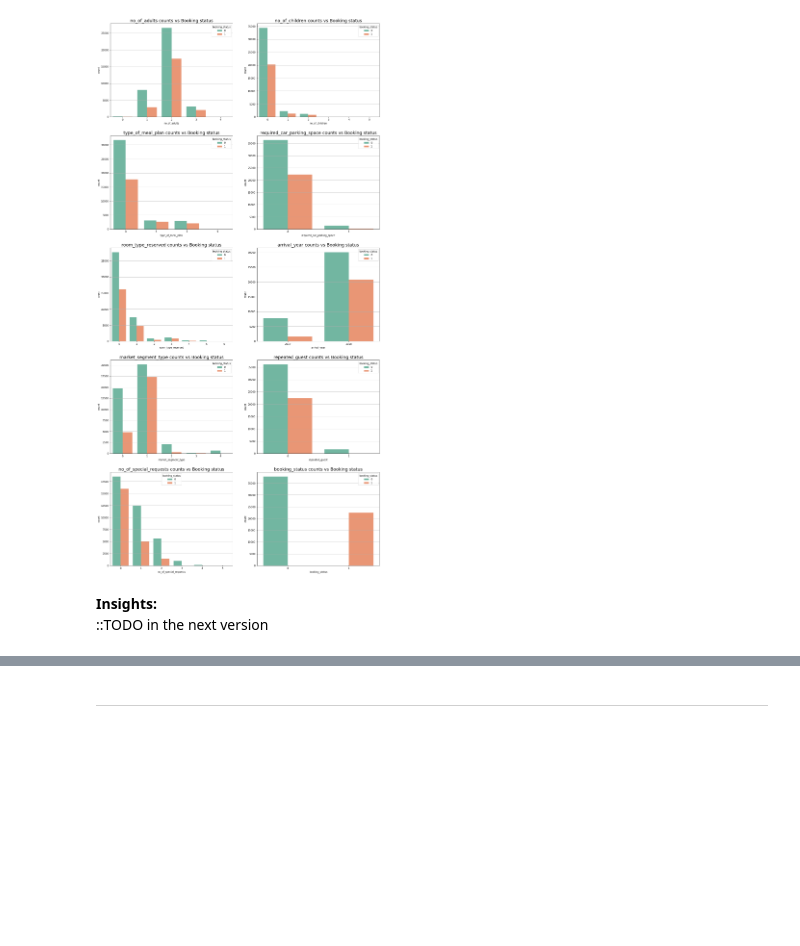
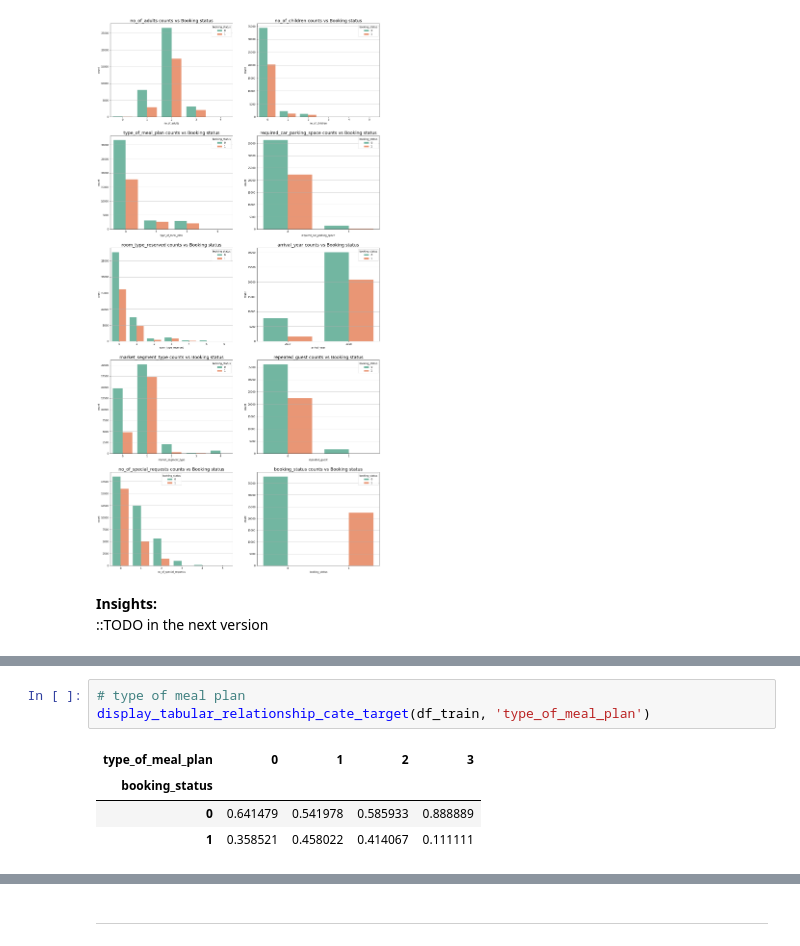
Before and after one commit to hikmatullah-mohammadi/Reservation-cancellation-prediction, a Jupyter notebook: reservation-cancellation-simple-dnn-tf-keras.ipynb, the cells around one changed output, grey strips where cells are left out. Drawn from its saved outputs; the diff is of its cells as text; blank space fills up the shorter version.

```diff
--- a/reservation-cancellation-simple-dnn-tf-keras.ipynb
+++ b/reservation-cancellation-simple-dnn-tf-keras.ipynb
@@ -178,0 +219,8 @@ plt.show()
+# %%
+# type of meal plan
+display_tabular_relationship_cate_target(df_train, 'type_of_meal_plan')
+# %% [output]
+| type_of_meal_plan | 0 | 1 | 2 | 3 |
+| booking_status |  |  |  |  |
+| 0 | 0.641479 | 0.541978 | 0.585933 | 0.888889 |
+| 1 | 0.358521 | 0.458022 | 0.414067 | 0.111111 |
```
Also changed, not shown: parts of 35 cells of this notebook.
